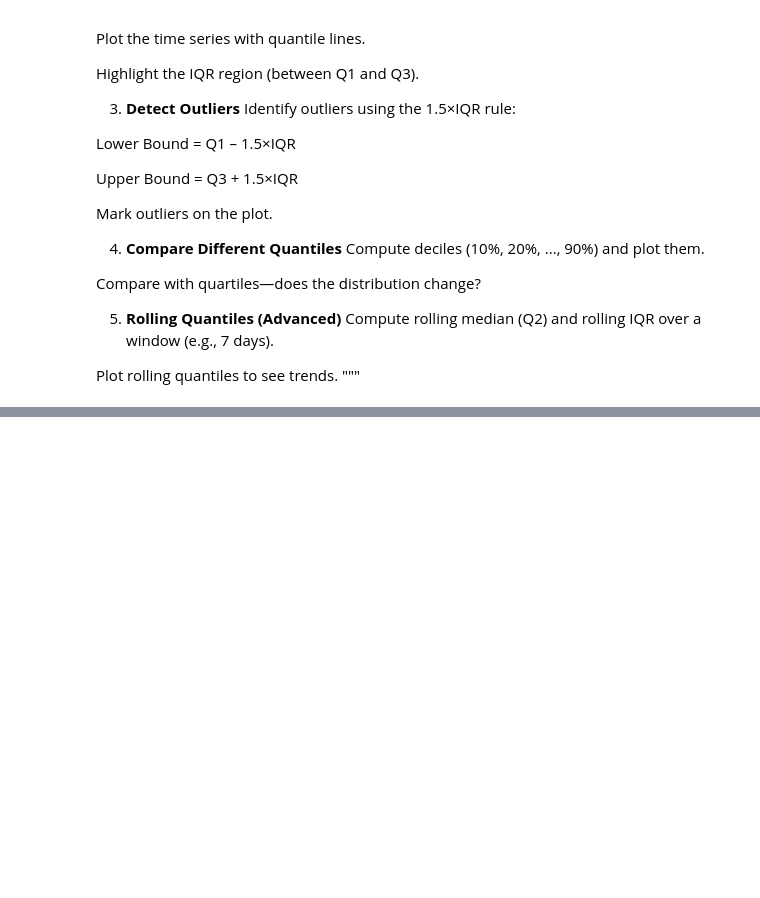
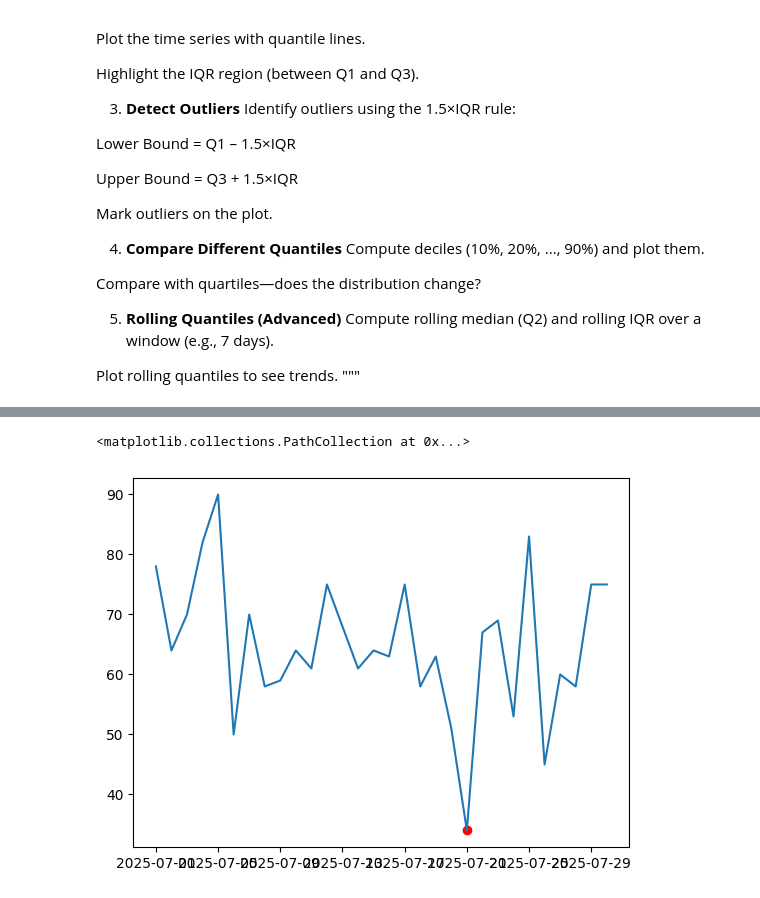
Before and after one commit to kedarw/QuantMind, a Jupyter notebook: 2_Quantiles_Quartiles_Percentiles.ipynb, the cells around one changed output, grey strips where cells are left out. Drawn from its saved outputs; the diff is of its cells as text; code cells hidden in the pictures; blank space fills up the shorter version.

```diff
--- a/2_Quantiles_Quartiles_Percentiles.ipynb
+++ b/2_Quantiles_Quartiles_Percentiles.ipynb
@@ -188 +142,15 @@ Categories (10, interval[float64, right]): [(33.999, 50.9] < (50.9, 58.0] < (58.
+# %%
+# Solution to task 3
+plt.plot(dates, temperature)
+
+outliers = df[(df["Temperature"] < quartiles[0] - 1.5 * iqr)
+              | (df["Temperature"] > quartiles[2] + 1.5 * iqr)]
+plt.scatter(
+    outliers["date"],
+    outliers["Temperature"],
+    c='red'
+    )
+# %% [output]
+<matplotlib.collections.PathCollection at 0x...>
+[figure, added]
 # %%
```
Also changed, not shown: parts of 4 cells of this notebook.
